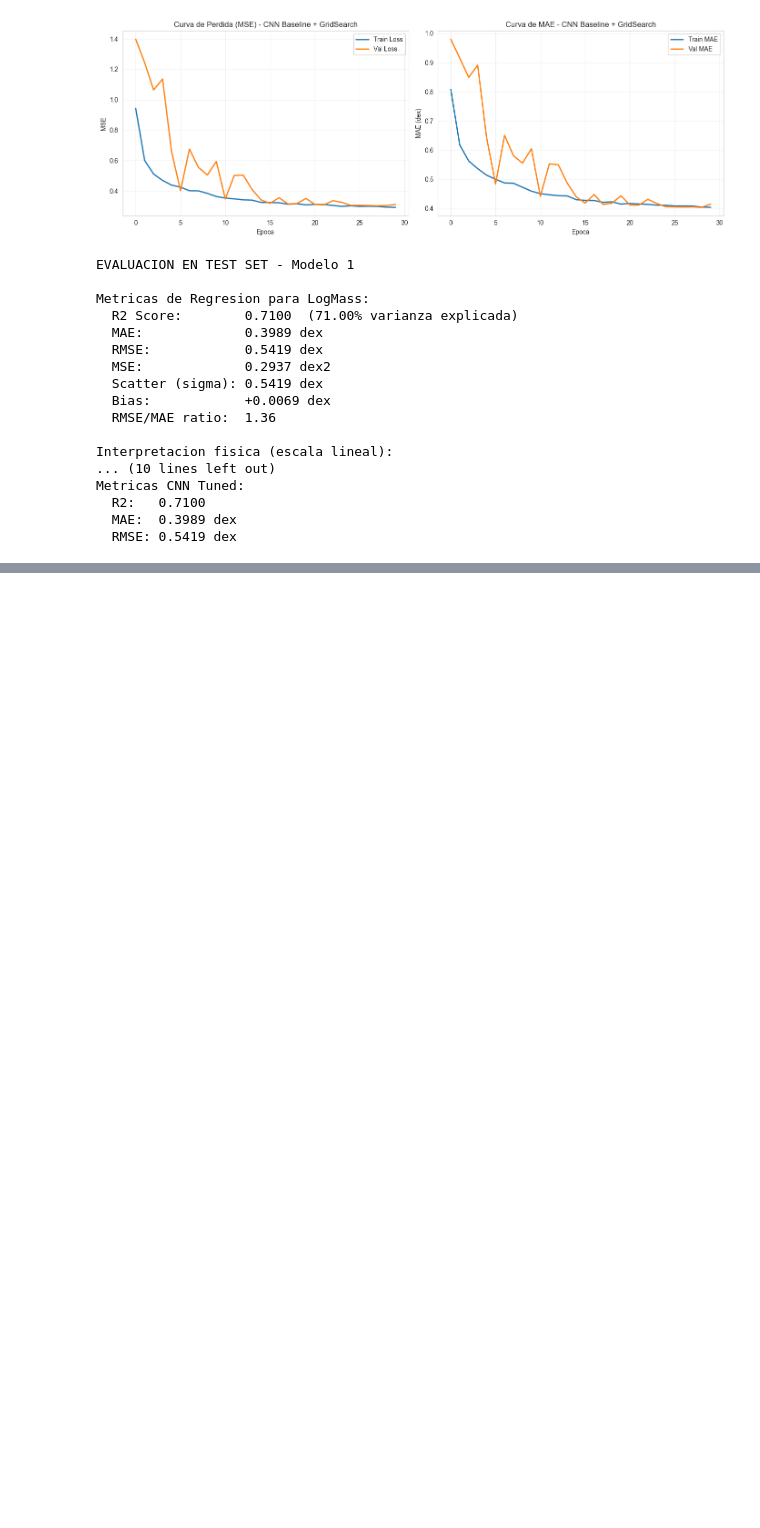
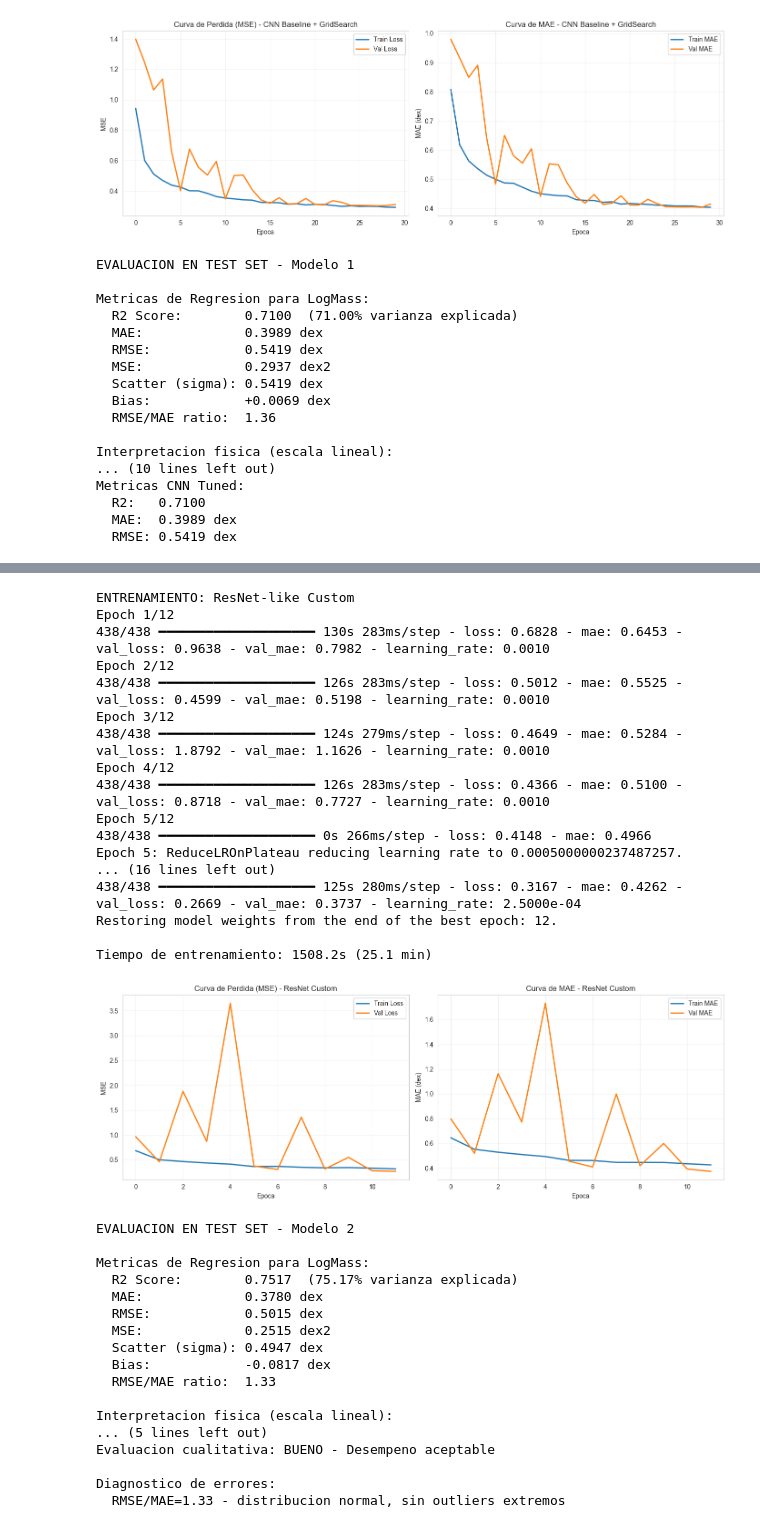
Before and after one commit to GusMorales14/Avance5.-61, a Jupyter notebook: Entrenamiento_modelos_petro.ipynb, the cells around one changed output, grey strips where cells are left out. Drawn from its saved outputs; the diff is of its cells as text; code cells hidden in the pictures; blank space fills up the shorter version.

```diff
--- a/Entrenamiento_modelos_petro.ipynb
+++ b/Entrenamiento_modelos_petro.ipynb
@@ -776,0 +894,49 @@ np.save("predictions_petro/M1_y_pred_val.npy", y_pred_val_m1)
+# %%
+print("ENTRENAMIENTO: ResNet-like Custom")
+
+history_logmass2, time_m2 = train_model(model_logmass2, train_ds, val_ds, epochs=12, patience=8)
+plot_training_curves(history_logmass2, "ResNet Custom")
+
+print("\nEVALUACION EN TEST SET - Modelo 2\n")
+y_test_m2, y_pred_m2 = get_predictions(model_logmass2, test_ds)
+metrics_m2 = evaluate_regression_complete(y_test_m2, y_pred_m2, "LogMass")
+metrics_m2.update({'Params': model_logmass2.count_params(),
+                   'Train_Time_s': time_m2,
+                   'Epochs_Run': len(history_logmass2.history['loss'])})
+results_registry["M2_ResNet_Custom"] = metrics_m2
+# %% [output]
+ENTRENAMIENTO: ResNet-like Custom
+Epoch 1/12
+438/438 ━━━━━━━━━━━━━━━━━━━━ 130s 283ms/step - loss: 0.6828 - mae: 0.6453 - val_loss: 0.9638 - val_mae: 0.7982 - learning_rate: 0.0010
+Epoch 2/12
+438/438 ━━━━━━━━━━━━━━━━━━━━ 126s 283ms/step - loss: 0.5012 - mae: 0.5525 - val_loss: 0.4599 - val_mae: 0.5198 - learning_rate: 0.0010
+Epoch 3/12
+438/438 ━━━━━━━━━━━━━━━━━━━━ 124s 279ms/step - loss: 0.4649 - mae: 0.5284 - val_loss: 1.8792 - val_mae: 1.1626 - learning_rate: 0.0010
+Epoch 4/12
+438/438 ━━━━━━━━━━━━━━━━━━━━ 126s 283ms/step - loss: 0.4366 - mae: 0.5100 - val_loss: 0.8718 - val_mae: 0.7727 - learning_rate: 0.0010
+Epoch 5/12
+438/438 ━━━━━━━━━━━━━━━━━━━━ 0s 266ms/step - loss: 0.4148 - mae: 0.4966
+Epoch 5: ReduceLROnPlateau reducing learning rate to 0.0005000000237487257.
+... (16 lines left out)
+438/438 ━━━━━━━━━━━━━━━━━━━━ 125s 280ms/step - loss: 0.3167 - mae: 0.4262 - val_loss: 0.2669 - val_mae: 0.3737 - learning_rate: 2.5000e-04
+Restoring model weights from the end of the best epoch: 12.
+
+Tiempo de entrenamiento: 1508.2s (25.1 min)
+[figure, added]
+EVALUACION EN TEST SET - Modelo 2
+
+Metricas de Regresion para LogMass:
+  R2 Score:        0.7517  (75.17% varianza explicada)
+  MAE:             0.3780 dex
+  RMSE:            0.5015 dex
+  MSE:             0.2515 dex2
+  Scatter (sigma): 0.4947 dex
+  Bias:            -0.0817 dex
+  RMSE/MAE ratio:  1.33
+
+Interpretacion fisica (escala lineal):
+... (5 lines left out)
+Evaluacion cualitativa: BUENO - Desempeno aceptable
+
+Diagnostico de errores:
+  RMSE/MAE=1.33 - distribucion normal, sin outliers extremos
```
Also changed, not shown: parts of 6 cells of this notebook.
